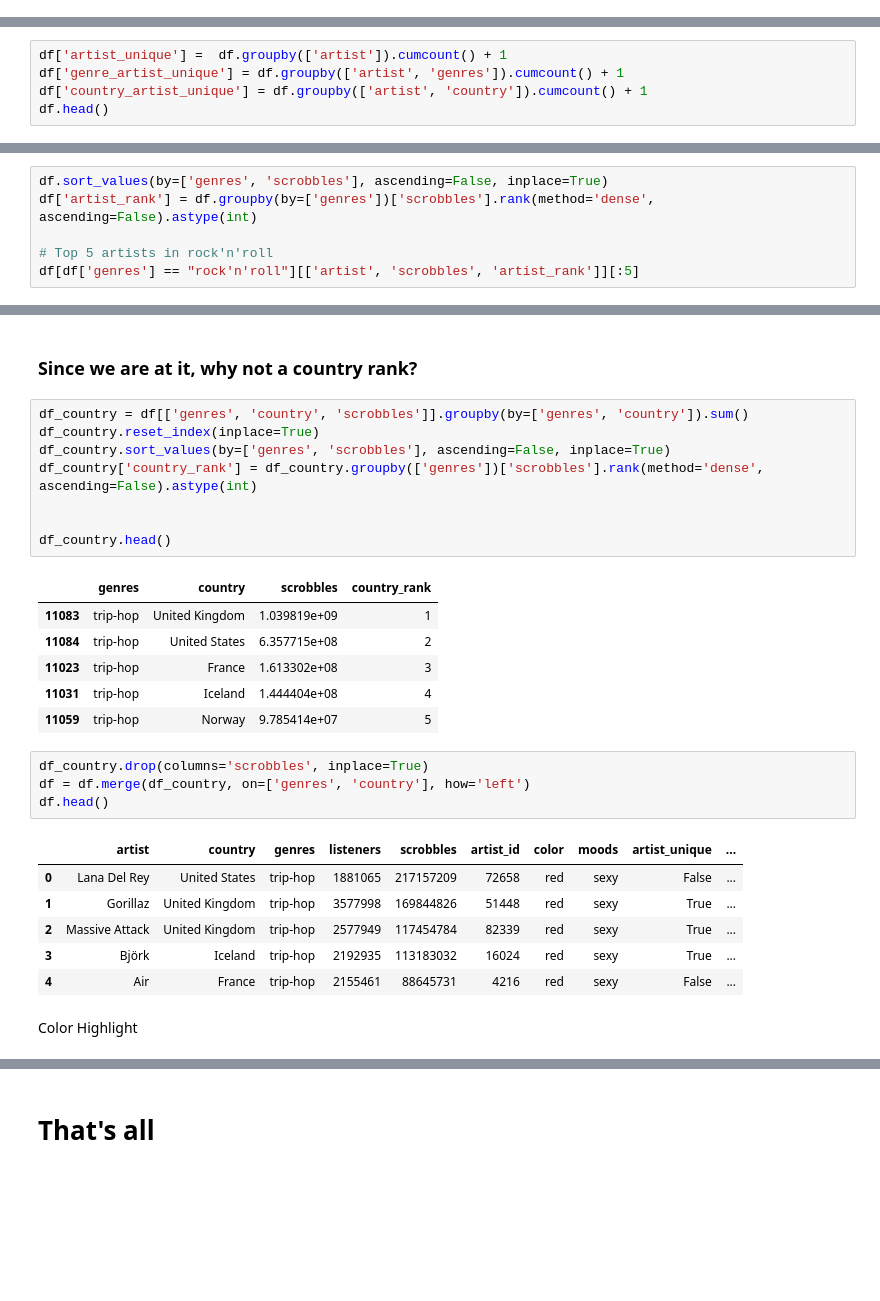
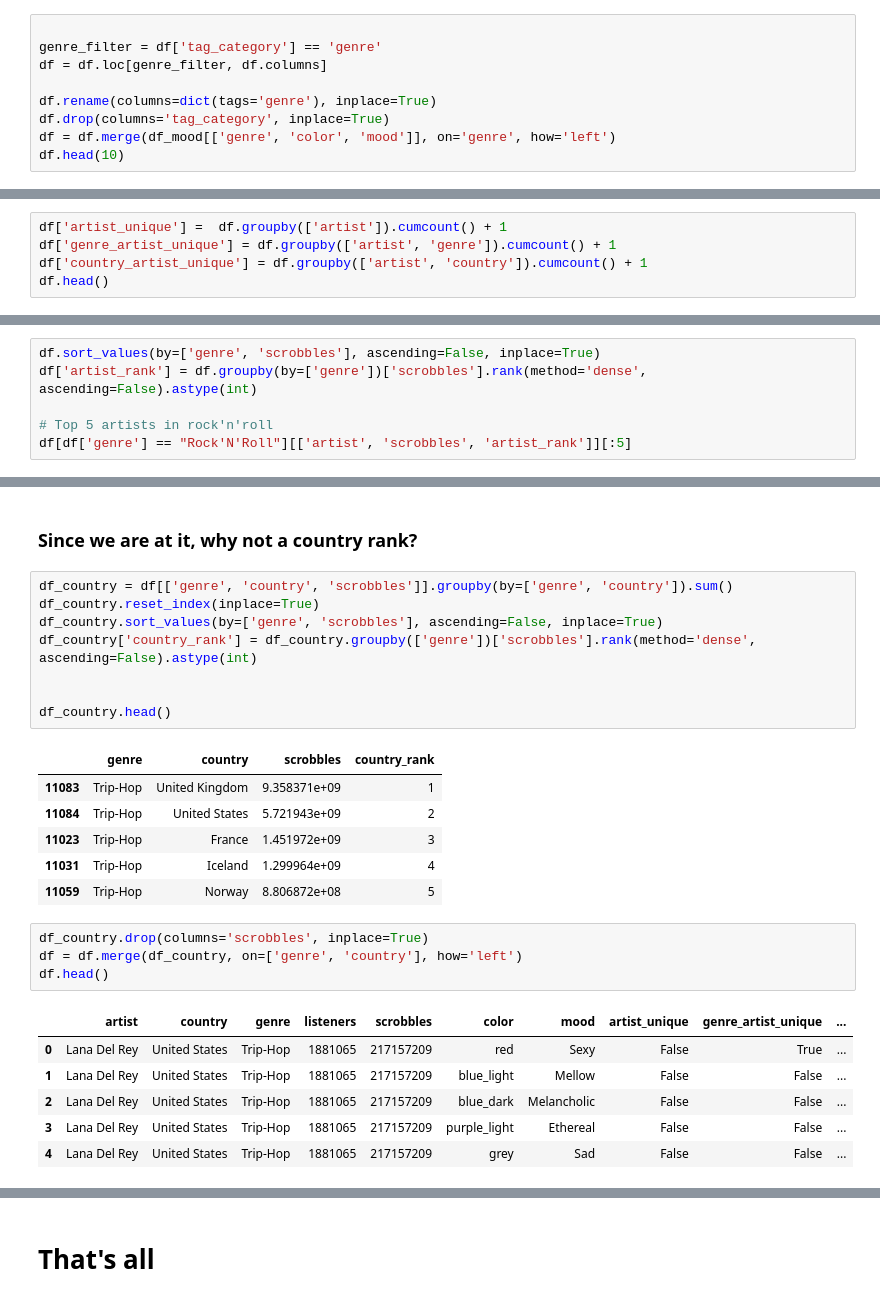
Before and after one commit to tharikhajar/lastfm_popularity, a Jupyter notebook: Pandas_ETL.ipynb, the cells around one changed output, grey strips where cells are left out. Drawn from its saved outputs; the diff is of its cells as text; blank space fills up the shorter version.

```diff
--- a/Pandas_ETL.ipynb
+++ b/Pandas_ETL.ipynb
@@ -487,0 +421,9 @@ df.head()
+# %%
+
+genre_filter = df['tag_category'] == 'genre'
+df = df.loc[genre_filter, df.columns]
+
+df.rename(columns=dict(tags='genre'), inplace=True)
+df.drop(columns='tag_category', inplace=True)
+df = df.merge(df_mood[['genre', 'color', 'mood']], on='genre', how='left')
+df.head(10)
@@ -517,7 +470,7 @@ We have increased the number of rows in our dataframe two times:
 We will start by creating a row count for each <b>artist</b> and each combination of <b>artist-tag</b> and <b>artist-country</b>
 # %%
 df['artist_unique'] =  df.groupby(['artist']).cumcount() + 1
-df['genre_artist_unique'] = df.groupby(['artist', 'genres']).cumcount() + 1
+df['genre_artist_unique'] = df.groupby(['artist', 'genre']).cumcount() + 1
 df['country_artist_unique'] = df.groupby(['artist', 'country']).cumcount() + 1
 df.head()
 # %% [output]
@@ -546,10 +499,10 @@ df.head()
 # %% [markdown]
 ### It would be handy to have an artist rank by tag already in place
 # %%
-df.sort_values(by=['genres', 'scrobbles'], ascending=False, inplace=True)
-df['artist_rank'] = df.groupby(by=['genres'])['scrobbles'].rank(method='dense', ascending=False).astype(int)
+df.sort_values(by=['genre', 'scrobbles'], ascending=False, inplace=True)
+df['artist_rank'] = df.groupby(by=['genre'])['scrobbles'].rank(method='dense', ascending=False).astype(int)
 
 # Top 5 artists in rock'n'roll
-df[df['genres'] == "rock'n'roll"][['artist', 'scrobbles', 'artist_rank']][:5]
+df[df['genre'] == "Rock'N'Roll"][['artist', 'scrobbles', 'artist_rank']][:5]
 # %% [output]
 |  | artist | scrobbles | artist_rank |
@@ -561,30 +514,28 @@ df[df['genres'] == "rock'n'roll"][['artist', 'scrobbles', 'artist_rank']][:5]
 # %% [markdown]
 ### Since we are at it, why not a country rank?
 # %%
-df_country = df[['genres', 'country', 'scrobbles']].groupby(by=['genres', 'country']).sum()
+df_country = df[['genre', 'country', 'scrobbles']].groupby(by=['genre', 'country']).sum()
 df_country.reset_index(inplace=True)
-df_country.sort_values(by=['genres', 'scrobbles'], ascending=False, inplace=True)
-df_country['country_rank'] = df_country.groupby(['genres'])['scrobbles'].rank(method='dense', ascending=False).astype(int)
+df_country.sort_values(by=['genre', 'scrobbles'], ascending=False, inplace=True)
+df_country['country_rank'] = df_country.groupby(['genre'])['scrobbles'].rank(method='dense', ascending=False).astype(int)
 
 
 df_country.head()
 # %% [output]
-|  | genres | country | scrobbles | country_rank |
-| 11083 | trip-hop | United Kingdom | 1.039819e+09 | 1 |
-| 11084 | trip-hop | United States | 6.357715e+08 | 2 |
-| 11023 | trip-hop | France | 1.613302e+08 | 3 |
-| 11031 | trip-hop | Iceland | 1.444404e+08 | 4 |
-| 11059 | trip-hop | Norway | 9.785414e+07 | 5 |
+|  | genre | country | scrobbles | country_rank |
+| 11083 | Trip-Hop | United Kingdom | 9.358371e+09 | 1 |
+| 11084 | Trip-Hop | United States | 5.721943e+09 | 2 |
+| 11023 | Trip-Hop | France | 1.451972e+09 | 3 |
+| 11031 | Trip-Hop | Iceland | 1.299964e+09 | 4 |
+| 11059 | Trip-Hop | Norway | 8.806872e+08 | 5 |
 # %%
 df_country.drop(columns='scrobbles', inplace=True)
-df = df.merge(df_country, on=['genres', 'country'], how='left')
+df = df.merge(df_country, on=['genre', 'country'], how='left')
 df.head()
 # %% [output]
-|  | artist | country | genres | listeners | scrobbles | artist_id | color | moods | artist_unique | ... |
-| 0 | Lana Del Rey | United States | trip-hop | 1881065 | 217157209 | 72658 | red | sexy | False | ... |
-| 1 | Gorillaz | United Kingdom | trip-hop | 3577998 | 169844826 | 51448 | red | sexy | True | ... |
-| 2 | Massive Attack | United Kingdom | trip-hop | 2577949 | 117454784 | 82339 | red | sexy | True | ... |
-| 3 | Björk | Iceland | trip-hop | 2192935 | 113183032 | 16024 | red | sexy | True | ... |
-| 4 | Air | France | trip-hop | 2155461 | 88645731 | 4216 | red | sexy | False | ... |
+|  | artist | country | genre | listeners | scrobbles | color | mood | artist_unique | genre_artist_unique | ... |
+| 0 | Lana Del Rey | United States | Trip-Hop | 1881065 | 217157209 | red | Sexy | False | True | ... |
+| 1 | Lana Del Rey | United States | Trip-Hop | 1881065 | 217157209 | blue_light | Mellow | False | False | ... |
+| 2 | Lana Del Rey | United States | Trip-Hop | 1881065 | 217157209 | blue_dark | Melancholic | False | False | ... |
+| 3 | Lana Del Rey | United States | Trip-Hop | 1881065 | 217157209 | purple_light | Ethereal | False | False | ... |
+| 4 | Lana Del Rey | United States | Trip-Hop | 1881065 | 217157209 | grey | Sad | False | False | ... |
-# %% [markdown]
-Color Highlight
```
Also changed, not shown: parts of 39 cells of this notebook, 9 other files.
